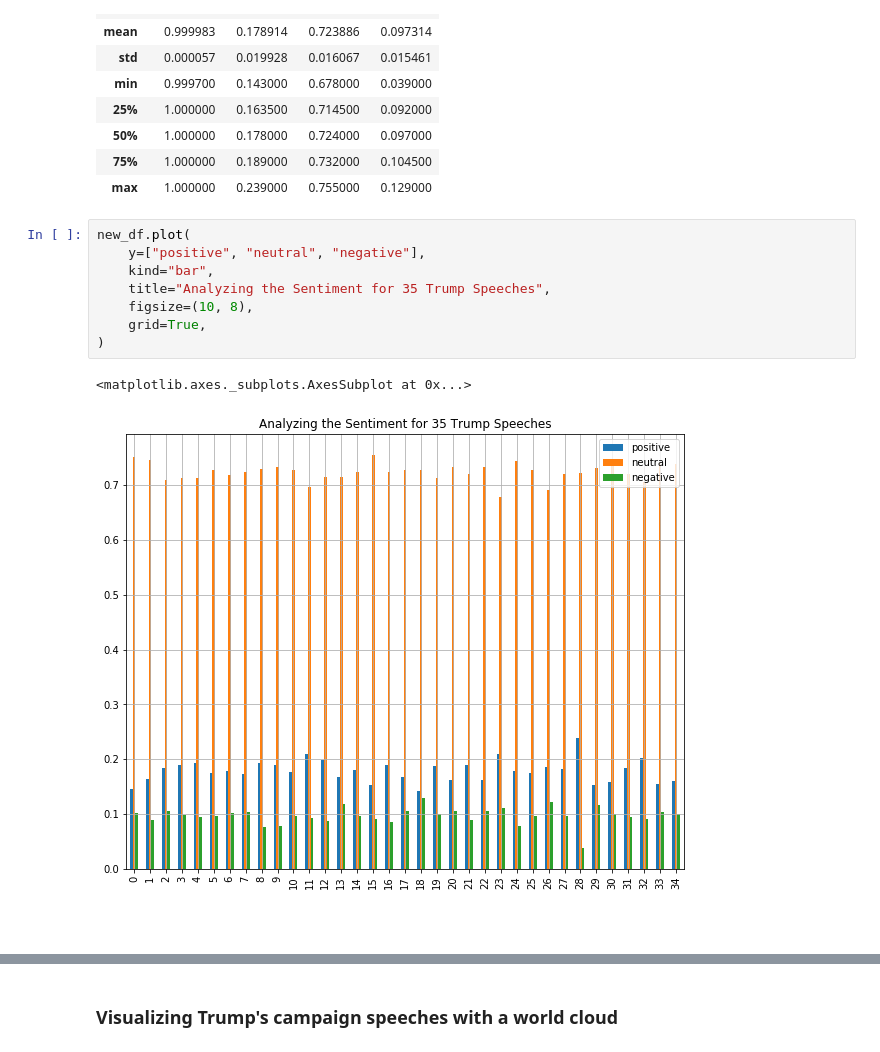
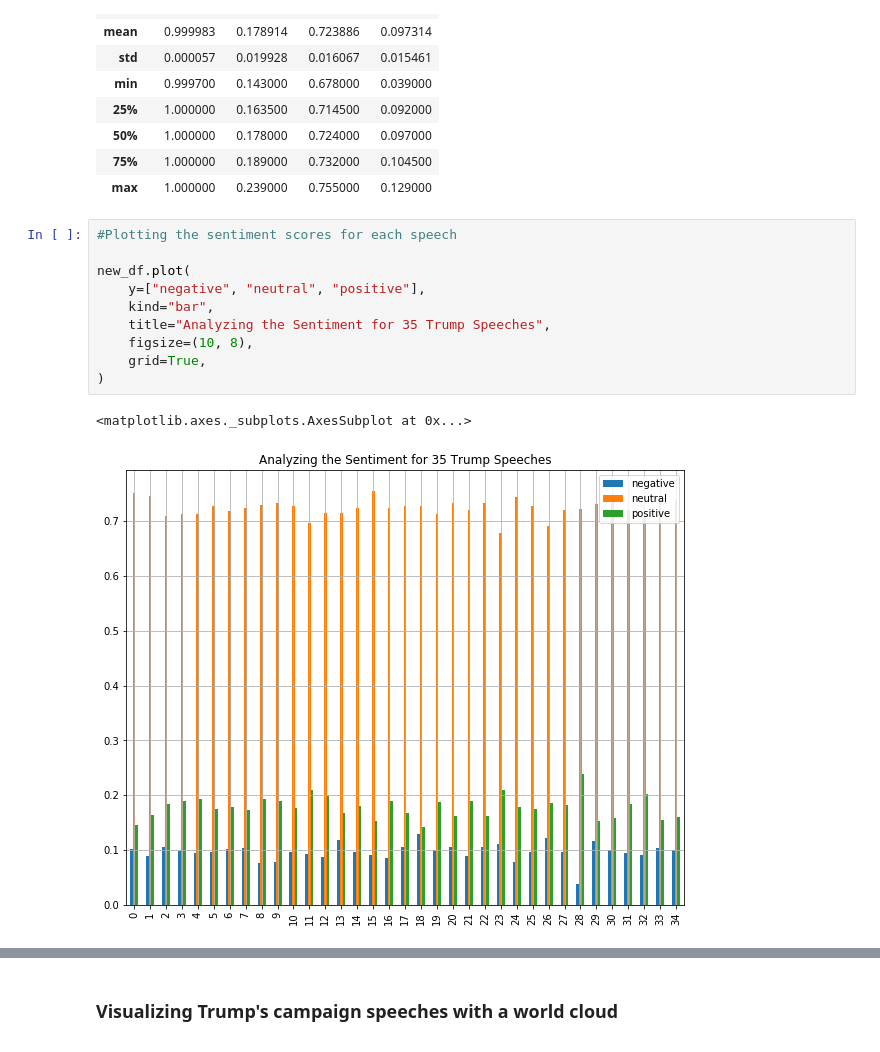
Before and after one commit to davidtstill/Trump_speech_NLP, a Jupyter notebook: trump_speech_python_file.ipynb, the cells around one changed output, grey strips where cells are left out. Saved outputs shown, nothing was run; the diff lists cells and outputs as text.

```diff
--- a/trump_speech_python_file.ipynb
+++ b/trump_speech_python_file.ipynb
@@ -213,15 +215,15 @@ new_df.describe()
 | 75% | 1.000000 | 0.189000 | 0.732000 | 0.104500 |
 | max | 1.000000 | 0.239000 | 0.755000 | 0.129000 |
 # %%
+#Plotting the sentiment scores for each speech
+
 new_df.plot(
-    y=["positive", "neutral", "negative"],
+    y=["negative", "neutral", "positive"],
     kind="bar",
     title="Analyzing the Sentiment for 35 Trump Speeches",
     figsize=(10, 8),
     grid=True,
 )
 # %% [output]
 <matplotlib.axes._subplots.AxesSubplot at 0x...>
-[figure, old version]
+[figure, new version]
-# %% [markdown]
-###
```
Also changed, not shown: parts of 3 cells of this notebook.
